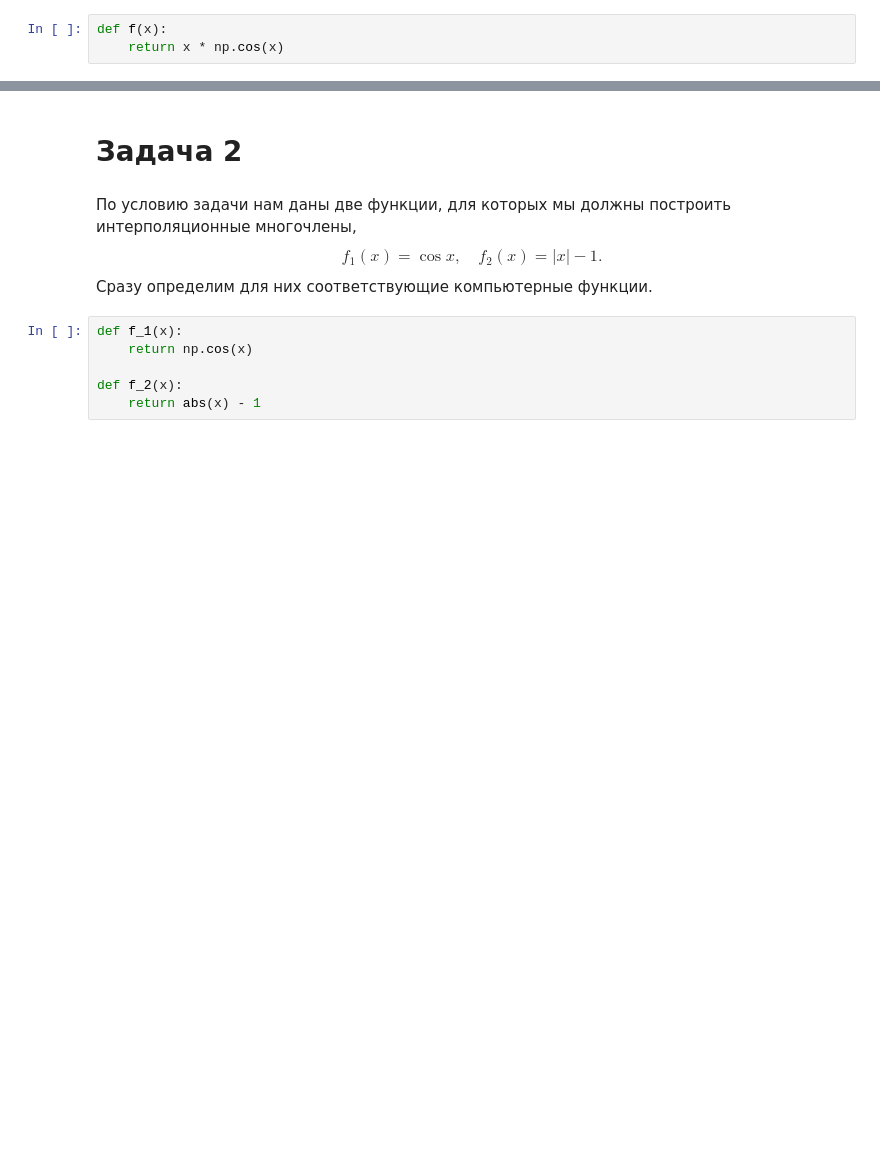
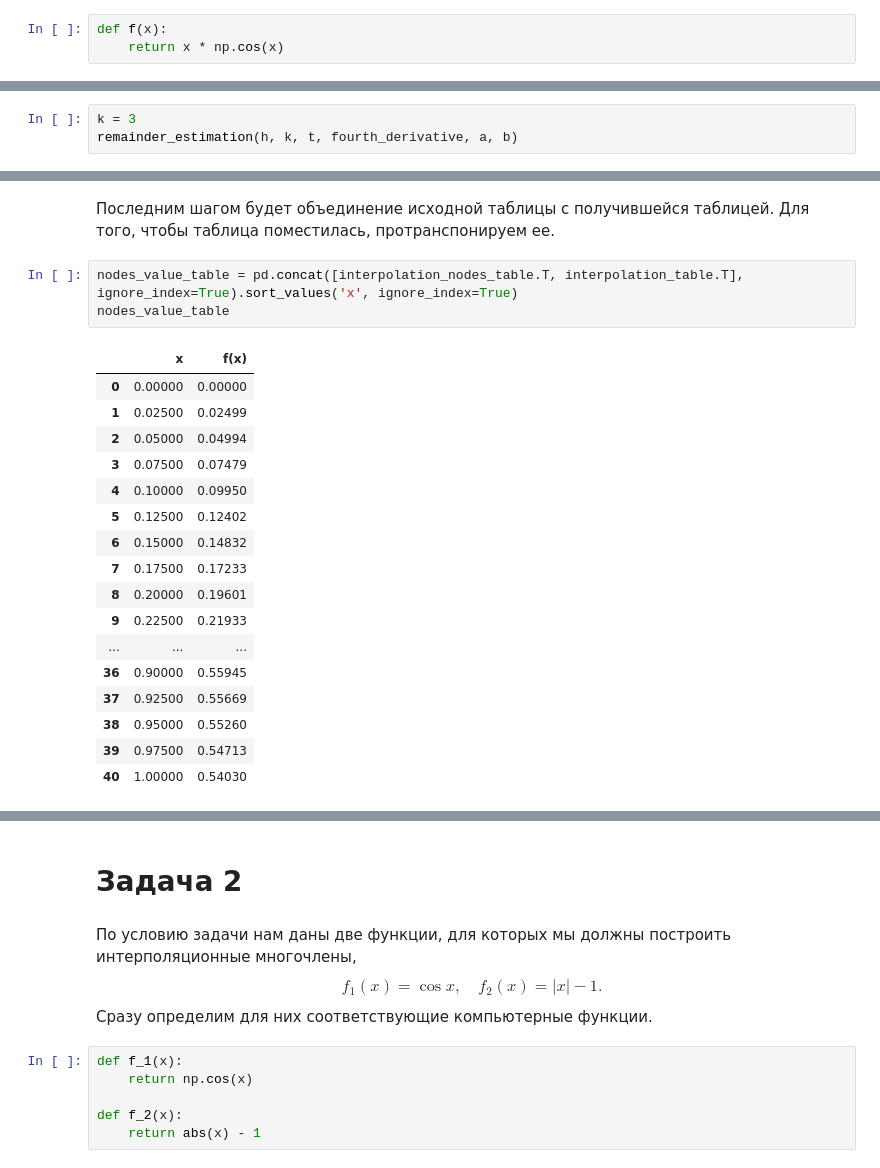
Before and after one commit to bzzdwn/BSU, a Jupyter notebook: Computational Methods/Лабораторные/3. Интерполирование функций/function interpolation.ipynb, the cells around one changed output, grey strips where cells are left out. Saved outputs shown, nothing was run; the diff lists cells and outputs as text; blank space fills up the shorter version.

```diff
--- a/Computational Methods/Лабораторные/3. Интерполирование функций/function interpolation.ipynb
+++ b/Computational Methods/Лабораторные/3. Интерполирование функций/function interpolation.ipynb
@@ -52,0 +124,3 @@ interpolation_nodes_table
+# %%
+k = 3
+remainder_estimation(h, k, t, fourth_derivative, a, b)
@@ -52,0 +321,23 @@ interpolation_nodes_table
+# %% [markdown]
+Последним шагом будет объединение исходной таблицы с получившейся таблицей. Для того, чтобы таблица поместилась, протранспонируем ее.
+# %%
+nodes_value_table = pd.concat([interpolation_nodes_table.T, interpolation_table.T], ignore_index=True).sort_values('x', ignore_index=True)
+nodes_value_table
+# %% [output]
+|  | x | f(x) |
+| 0 | 0.00000 | 0.00000 |
+| 1 | 0.02500 | 0.02499 |
+| 2 | 0.05000 | 0.04994 |
+| 3 | 0.07500 | 0.07479 |
+| 4 | 0.10000 | 0.09950 |
+| 5 | 0.12500 | 0.12402 |
+| 6 | 0.15000 | 0.14832 |
+| 7 | 0.17500 | 0.17233 |
+| 8 | 0.20000 | 0.19601 |
+| 9 | 0.22500 | 0.21933 |
+| ... | ... | ... |
+| 36 | 0.90000 | 0.55945 |
+| 37 | 0.92500 | 0.55669 |
+| 38 | 0.95000 | 0.55260 |
+| 39 | 0.97500 | 0.54713 |
+| 40 | 1.00000 | 0.54030 |
```
Also changed, not shown: parts of 52 cells of this notebook.
